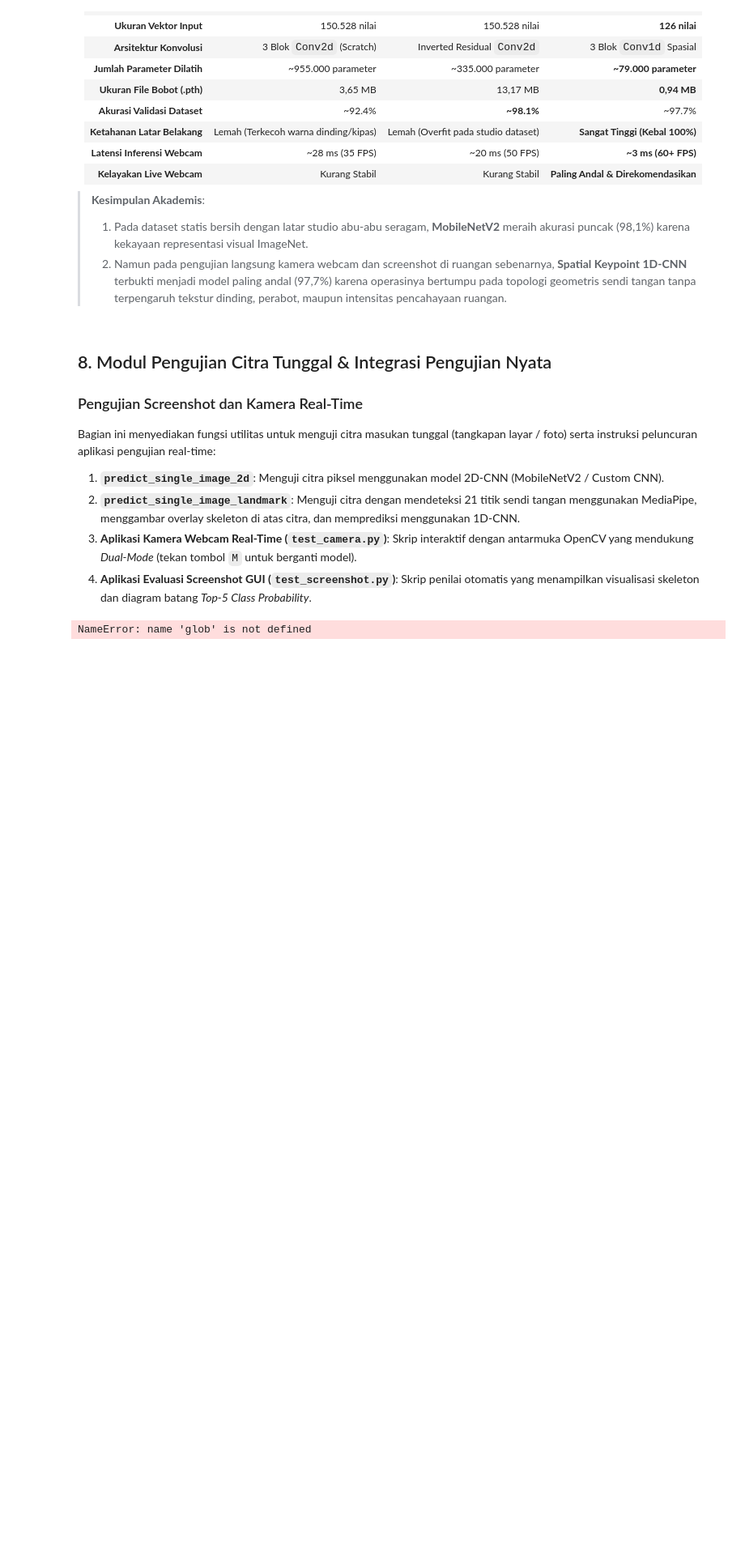
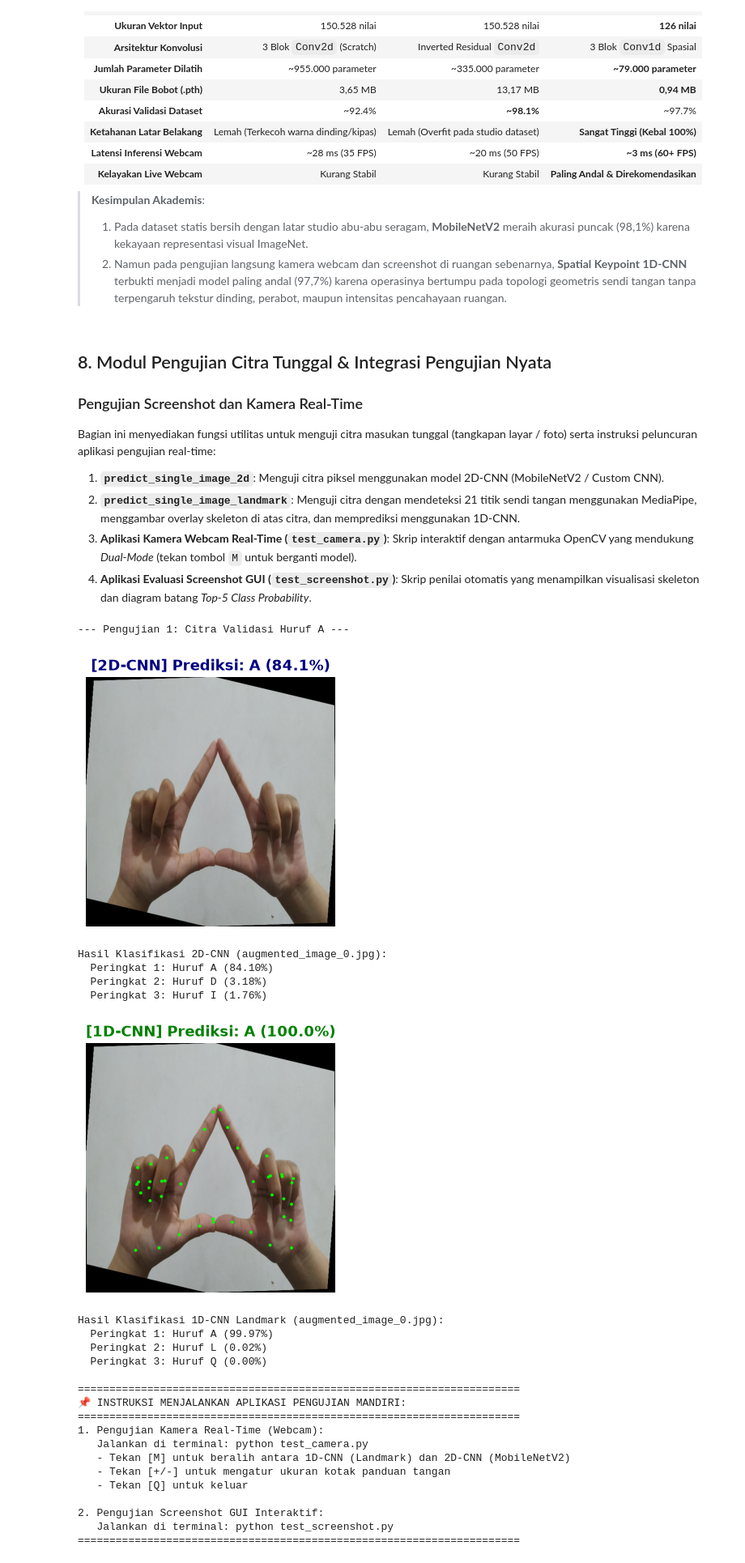
Before and after one commit to milanalfandiismail/Citra_Alfabet, a Jupyter notebook: klasifikasi_bisindo_cnn_pytorch.ipynb, the cells around one changed output. Shown at 81% size. Saved outputs shown, nothing was run; the diff lists cells and outputs as text; code cells hidden in the pictures; blank space fills up the shorter version.

Commit message:
fix(notebook): perbaiki pemuatan landmark npz, arsitektur mobilenetv2, dan inferensi modul 8

```diff
--- a/klasifikasi_bisindo_cnn_pytorch.ipynb
+++ b/klasifikasi_bisindo_cnn_pytorch.ipynb
@@ -307,19 +323,19 @@ Pada Modul 15, **Transfer Learning** adalah paradigma memanfaatkan pengetahuan (
    - Hanya parameter *classifier head* baru ini yang dioptimasi selama proses pelatihan.
 # %%
 def build_mobilenet_v2(num_classes=26):
-    model = models.mobilenet_v2(weights=models.MobileNet_V2_Weights.DEFAULT)
+    try:
+        model = models.mobilenet_v2(weights=models.MobileNet_V2_Weights.DEFAULT)
+    except Exception:
+        model = models.mobilenet_v2(weights=None)
     # Bekukan seluruh lapisan backbone ekstraktor fitur
     for param in model.features.parameters():
         param.requires_grad = False
 
-    # Ganti classifier head untuk 26 kelas alfabet BISINDO
+    # Ganti classifier head untuk 26 kelas alfabet BISINDO (sesuai bobot tersimpan best_mobilenetv2.pth)
     in_features = model.classifier[1].in_features
     model.classifier = nn.Sequential(
-        nn.Dropout(p=0.4),
-        nn.Linear(in_features, 256),
-        nn.ReLU(inplace=True),
-        nn.Dropout(p=0.3),
-        nn.Linear(256, num_classes)
+        nn.Dropout(p=0.2),
+        nn.Linear(in_features, num_classes)
     )
     return model
 
@@ -657,6 +736,15 @@ def predict_single_image_2d(image_path, model, class_names, img_size=(224, 224))
     for i in range(3):
         print(f"  Peringkat {i+1}: Huruf {class_names[top3_indices[i].item()]} ({top3_probs[i].item()*100:.2f}%)")
 
+def normalize_hand_landmarks(landmarks):
+    # Normalisasi standar: translasi ke wrist (titik 0) dan skala terhadap MCP jari tengah (titik 9)
+    pts = np.array([[lm.x, lm.y, lm.z] for lm in landmarks], dtype=np.float32)
+    pts -= pts[0].copy()
+    scale = np.linalg.norm(pts[9])
+    if scale > 1e-4:
+        pts /= scale
+    return pts
+
 def predict_single_image_landmark(image_path, model, class_names):
     # Fungsi pengujian citra tunggal untuk model 1D-CNN (MediaPipe Keypoints)
     if not os.path.exists(image_path):
@@ -670,11 +758,16 @@ def predict_single_image_landmark(image_path, model, class_names):
 
         task_path = 'hand_landmarker.task' if os.path.exists('hand_landmarker.task') else os.path.join(BASE_DIR, 'hand_landmarker.task')
         if not os.path.exists(task_path):
-            print("⚠️ File model hand_landmarker.task tidak ditemukan. Menggunakan fallback.")
+            print("⚠️ File model hand_landmarker.task tidak ditemukan.")
             return
 
         base_opts = mp_python.BaseOptions(model_asset_path=task_path)
-        opts = vision.HandLandmarkerOptions(base_options=base_opts, num_hands=2, min_hand_detection_confidence=0.3)
+        opts = vision.HandLandmarkerOptions(
+            base_options=base_opts,
+            num_hands=2,
+            min_hand_detection_confidence=0.18,
+            min_hand_presence_confidence=0.18
+        )
         detector = vision.HandLandmarker.create_from_options(opts)
 
         cv_img = cv2.imread(image_path)
@@ -686,16 +779,12 @@ def predict_single_image_landmark(image_path, model, class_names):
             print("❌ Tidak ada tangan terdeteksi oleh MediaPipe pada citra ini.")
             return
 
-        # Ekstraksi dan normalisasi 42 sendi
-        pts = np.zeros((42, 3), dtype=np.float32)
-        for h_idx, hand_lms in enumerate(res.hand_landmarks[:2]):
-            offset = h_idx * 21
-            wrist = hand_lms[0]
-            scale = np.linalg.norm(np.array([hand_lms[5].x - wrist.x, hand_lms[5].y - wrist.y, hand_lms[5].z - wrist.z])) + 1e-6
-            for idx, lm in enumerate(hand_lms):
-                pts[offset + idx] = [(lm.x - wrist.x)/scale, (lm.y - wrist.y)/scale, (lm.z - wrist.z)/scale]
+        # Ekstraksi dan normalisasi 42 sendi konsisten dengan pipeline pelatihan
+        h1 = normalize_hand_landmarks(res.hand_landmarks[0])
+        h2 = normalize_hand_landmarks(res.hand_landmarks[1]) if len(res.hand_landmarks) > 1 else np.zeros((21, 3), dtype=np.float32)
+        combined = np.vstack([h1, h2]).T  # shape (3, 42)
 
-        tensor = torch.from_numpy(pts.T).unsqueeze(0).to(device)
+        tensor = torch.from_numpy(combined).unsqueeze(0).to(device)
         model.eval()
         with torch.no_grad():
             output = model(tensor)
@@ -718,31 +807,54 @@ def predict_single_image_landmark(image_path, model, class_names):
         plt.axis('off')
         plt.show()
 
         print(f"Hasil Klasifikasi 1D-CNN Landmark ({os.path.basename(image_path)}):")
         for i in range(3):
             print(f"  Peringkat {i+1}: Huruf {class_names[top3_indices[i].item()]} ({top3_probs[i].item()*100:.2f}%)")
     except Exception as e:
         print(f"Pemberitahuan: {e}")
 
 # Contoh pengujian pada citra validasi
 sample_val_imgs = glob.glob(os.path.join(VAL_DIR, 'A', '*.jpg'))
 if sample_val_imgs:
     print("--- Pengujian 1: Citra Validasi Huruf A ---")
     predict_single_image_2d(sample_val_imgs[0], mobilenet_model, class_names)
     predict_single_image_landmark(sample_val_imgs[0], landmark_cnn_model, class_names)
 
 print("")
 print("=" * 70)
 print("📌 INSTRUKSI MENJALANKAN APLIKASI PENGUJIAN MANDIRI:")
 print("=" * 70)
 print("1. Pengujian Kamera Real-Time (Webcam):")
 print("   Jalankan di terminal: python test_camera.py")
 print("   - Tekan [M] untuk beralih antara 1D-CNN (Landmark) dan 2D-CNN (MobileNetV2)")
 print("   - Tekan [+/-] untuk mengatur ukuran kotak panduan tangan")
 print("   - Tekan [Q] untuk keluar")
 print("")
 print("2. Pengujian Screenshot GUI Interaktif:")
 print("   Jalankan di terminal: python test_screenshot.py")
 print("=" * 70)
 # %% [output]
-NameError: name 'glob' is not defined
+--- Pengujian 1: Citra Validasi Huruf A ---
+[figure, added]
+Hasil Klasifikasi 2D-CNN (augmented_image_0.jpg):
+  Peringkat 1: Huruf A (84.10%)
+  Peringkat 2: Huruf D (3.18%)
+  Peringkat 3: Huruf I (1.76%)
+[figure, added]
+Hasil Klasifikasi 1D-CNN Landmark (augmented_image_0.jpg):
+  Peringkat 1: Huruf A (99.97%)
+  Peringkat 2: Huruf L (0.02%)
+  Peringkat 3: Huruf Q (0.00%)
+
+======================================================================
+📌 INSTRUKSI MENJALANKAN APLIKASI PENGUJIAN MANDIRI:
+======================================================================
+1. Pengujian Kamera Real-Time (Webcam):
+   Jalankan di terminal: python test_camera.py
+   - Tekan [M] untuk beralih antara 1D-CNN (Landmark) dan 2D-CNN (MobileNetV2)
+   - Tekan [+/-] untuk mengatur ukuran kotak panduan tangan
+   - Tekan [Q] untuk keluar
+
+2. Pengujian Screenshot GUI Interaktif:
+   Jalankan di terminal: python test_screenshot.py
+======================================================================
```
Also changed, not shown: parts of 8 cells of this notebook.
